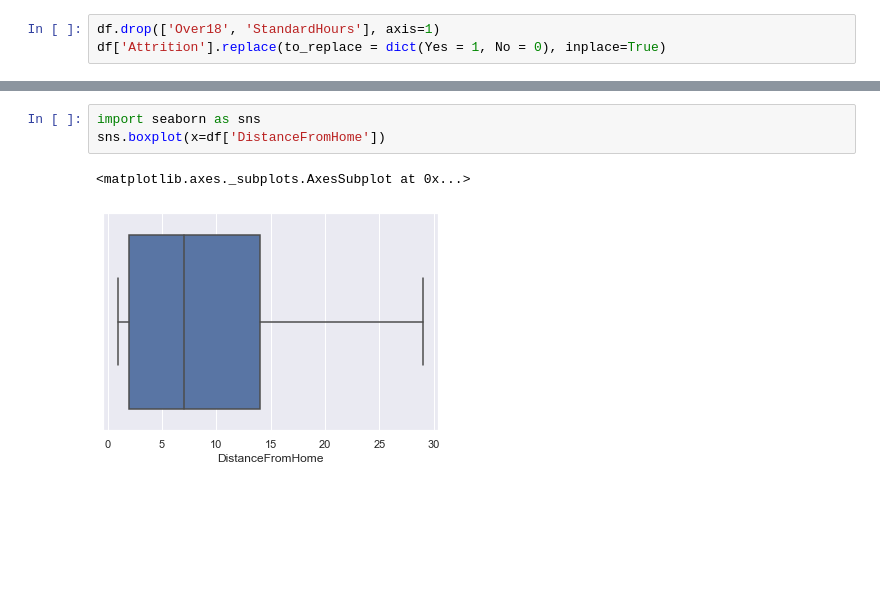
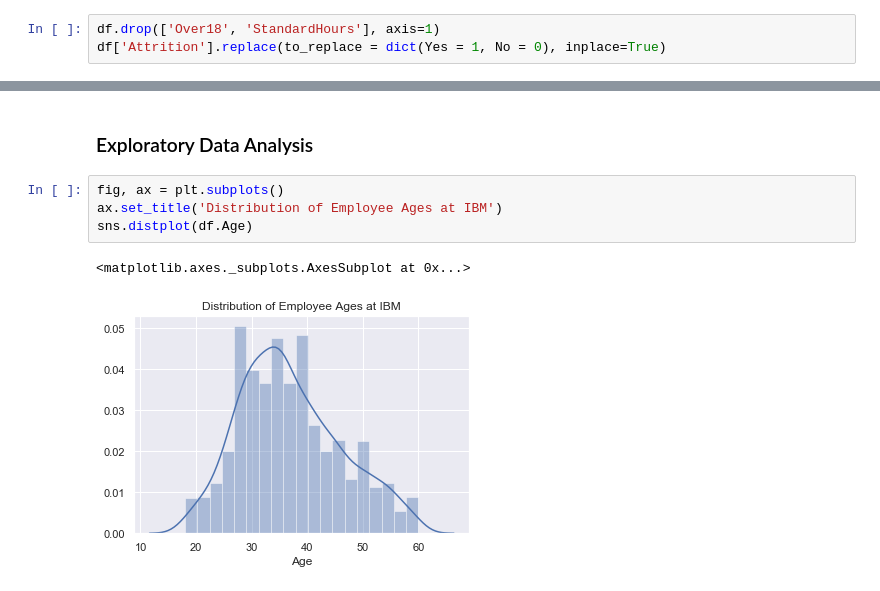
Before and after one commit to keertic/employee-attrition-project, a Jupyter notebook: ibm_hr_data.ipynb, the cells around one changed output, grey strips where cells are left out. Saved outputs shown, nothing was run; the diff lists cells and outputs as text; blank space fills up the shorter version.

```diff
--- a/ibm_hr_data.ipynb
+++ b/ibm_hr_data.ipynb
@@ -45,6 +61,9 @@ sns.boxplot(x=df['DistanceFromHome'])
-# %%
-import seaborn as sns
-sns.boxplot(x=df['DistanceFromHome'])
-# %% [output]
-<matplotlib.axes._subplots.AxesSubplot at 0x...>
-[figure, removed]
+# %% [markdown]
+### Exploratory Data Analysis
+# %%
+fig, ax = plt.subplots()
+ax.set_title('Distribution of Employee Ages at IBM')
+sns.distplot(df.Age)
+# %% [output]
+<matplotlib.axes._subplots.AxesSubplot at 0x...>
+[figure, added]
```
Also changed, not shown: parts of 38 cells of this notebook.
